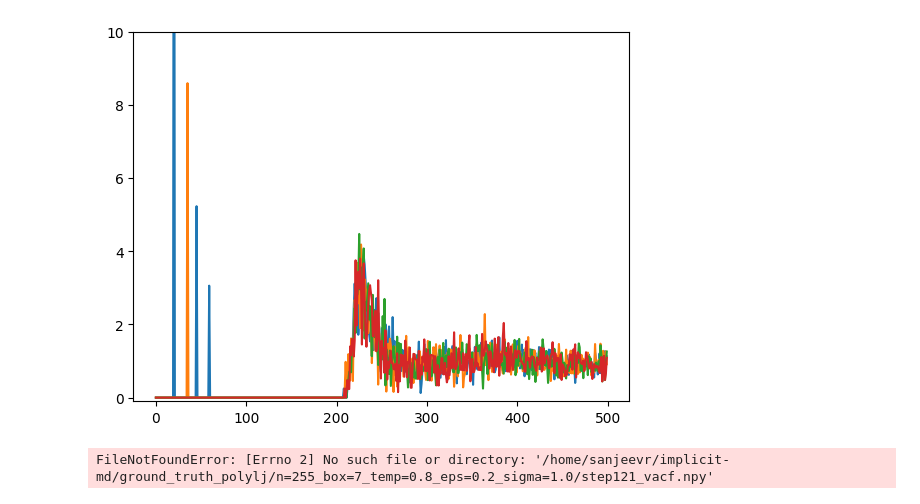
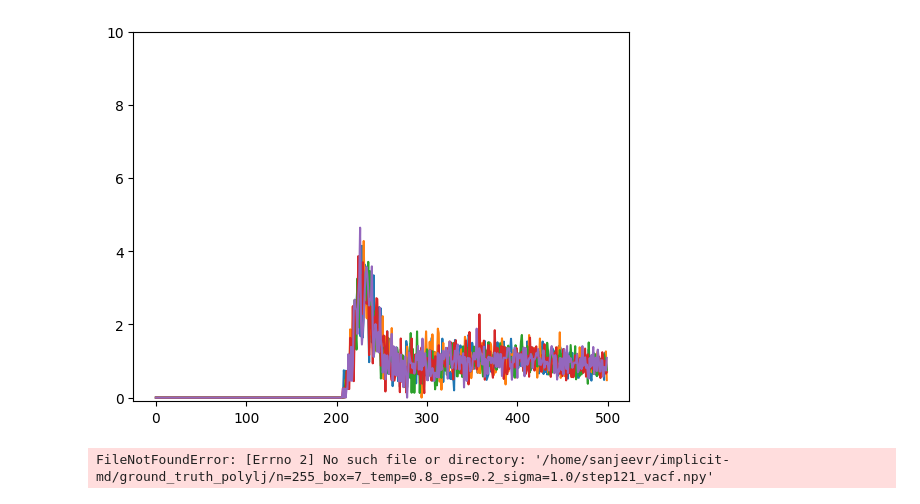
Before and after one commit to jeevster/implicit-md, a Jupyter notebook: Untitled.ipynb, the cells around one changed output. Cells and saved outputs as stored; diff of their text form; code cells hidden in the pictures.

Commit message:
visualization fix

```diff
--- a/Untitled.ipynb
+++ b/Untitled.ipynb
@@ -156,10 +157,13 @@ for pos, vel in tqdm(zip(positions, velocities)):
     i+=1
 t.close()
 # %%
-epoch = 3
-rdfs = np.load(f"/home/sanjeevr/implicit-md/results_smallgemnet/IMPLICIT_gemnet_t_water_TEST_widerwindow_lr=0.001_efweight=0/rdfs_epoch{epoch}.npy").reshape(-1, 1500)[:, 0:500]
-weights = array = np.concatenate((np.full(200, 100), np.full(300, 1)))
-for i in range(4):
+epoch = 5
+rdf_vars = np.load("/home/sanjeevr/implicit-md/results_smallgemnet/IMPLICIT_gemnet_t_water_TEST_varscale_lr=0.001_efweight=0/gt_OO_rdf_var.npy")
+rdfs = np.load(f"/home/sanjeevr/implicit-md/results_smallgemnet/IMPLICIT_gemnet_t_water_TEST_varscale_lr=0.001_efweight=0/rdfs_epoch{epoch}.npy").reshape(-1, 1500)[:, 0:500]
+weights = 1/(rdf_vars+1e-3)
+#print(weights)
+#weights = 1
+for i in range(5):
     idxs = np.random.choice(np.arange(rdfs.shape[0]), 4, replace=False)
     plt.plot(rdfs[idxs].mean(0))
     plt.ylim([-0.1, 10])
@@ -172,4 +177,4 @@ Batch MSE Loss:  5.580552166818509
-[figure, old version]
+[figure, new version]
 # %%
 import numpy as np
 import time
```
Also changed, not shown: parts of 2 cells of this notebook, 3 other files.
